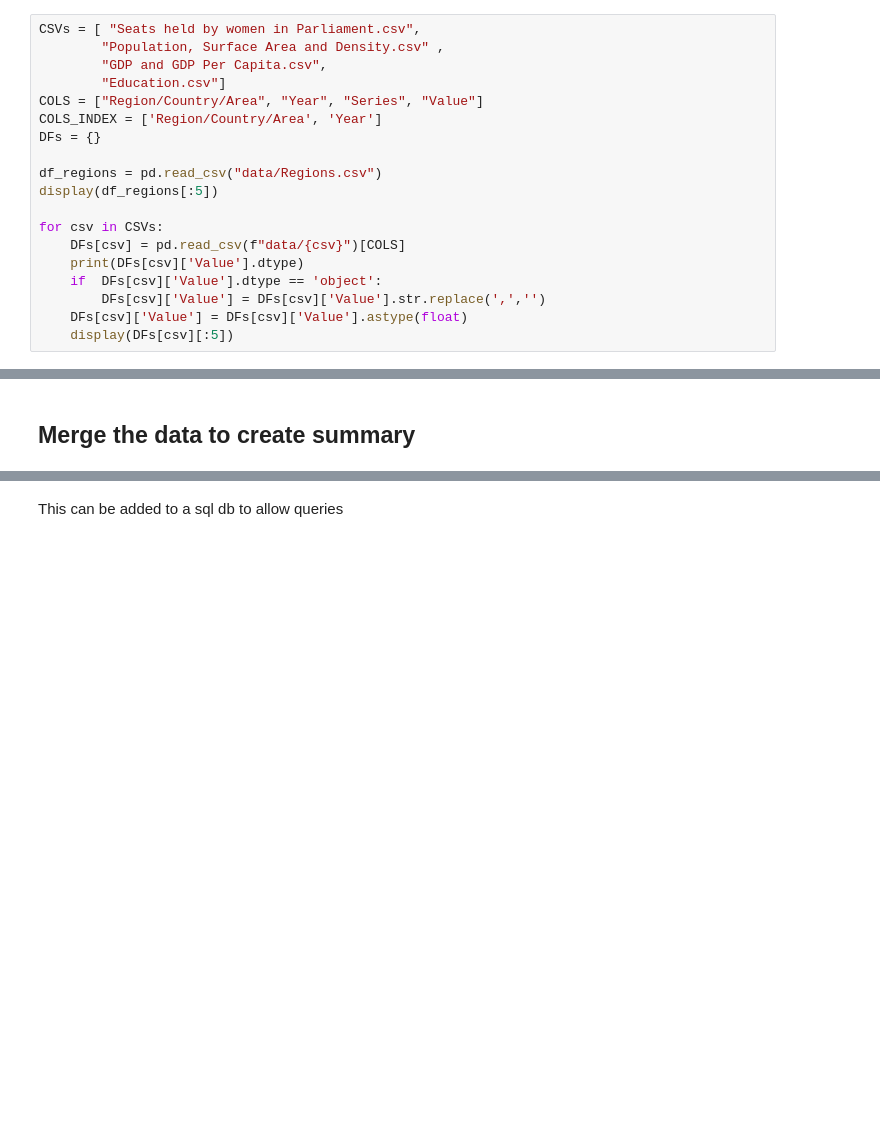
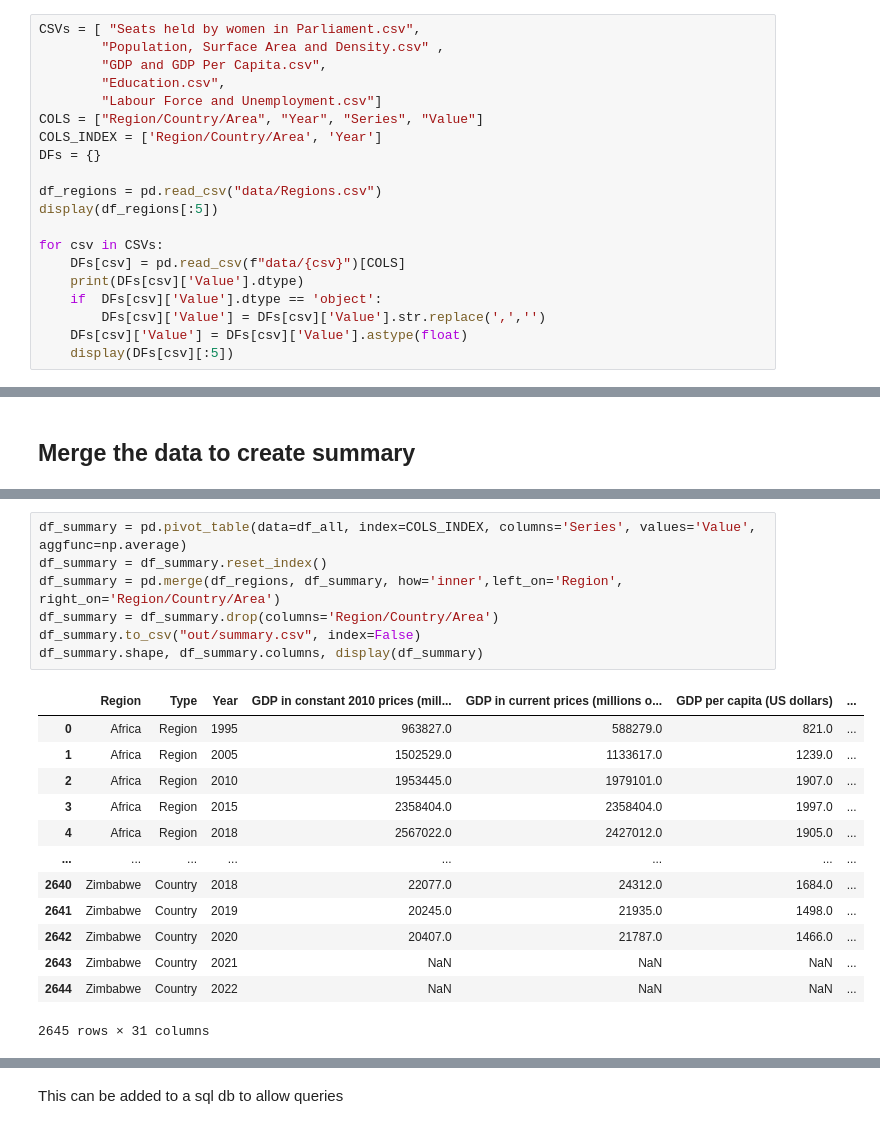
Before and after one commit to sreedevigattu/womeningovt, a Jupyter notebook: generateDS.ipynb, the cells around one changed output, grey strips where cells are left out. Saved outputs shown, nothing was run; the diff lists cells and outputs as text; blank space fills up the shorter version.

```diff
--- a/generateDS.ipynb
+++ b/generateDS.ipynb
@@ -14,7 +20,8 @@ This could be done either in excel or using mysql. Once this is approved, we can
 CSVs = [ "Seats held by women in Parliament.csv",
         "Population, Surface Area and Density.csv" ,
         "GDP and GDP Per Capita.csv",
-        "Education.csv"]
+        "Education.csv",
+        "Labour Force and Unemployment.csv"]
 COLS = ["Region/Country/Area", "Year", "Series", "Value"]
 COLS_INDEX = ['Region/Country/Area', 'Year']
 DFs = {}
@@ -91,3 +106,24 @@ Education.csv 7282
 | 854 | Afghanistan | 1995 | GDP in constant 2010 prices (mill... | 6335.0 |
 | 861 | Afghanistan | 1995 | GDP real rates of growth (percent) | 30.5 |
 | 841 | Afghanistan | 2005 | GDP in current prices (millions o... | 6221.0 |
+# %%
+df_summary = pd.pivot_table(data=df_all, index=COLS_INDEX, columns='Series', values='Value', aggfunc=np.average)
+df_summary = df_summary.reset_index()
+df_summary = pd.merge(df_regions, df_summary, how='inner',left_on='Region', right_on='Region/Country/Area')
+df_summary = df_summary.drop(columns='Region/Country/Area')
+df_summary.to_csv("out/summary.csv", index=False)
+df_summary.shape, df_summary.columns, display(df_summary)
+# %% [output]
+|  | Region | Type | Year | GDP in constant 2010 prices (mill... | GDP in current prices (millions o... | GDP per capita (US dollars) | ... |
+| 0 | Africa | Region | 1995 | 963827.0 | 588279.0 | 821.0 | ... |
+| 1 | Africa | Region | 2005 | 1502529.0 | 1133617.0 | 1239.0 | ... |
+| 2 | Africa | Region | 2010 | 1953445.0 | 1979101.0 | 1907.0 | ... |
+| 3 | Africa | Region | 2015 | 2358404.0 | 2358404.0 | 1997.0 | ... |
+| 4 | Africa | Region | 2018 | 2567022.0 | 2427012.0 | 1905.0 | ... |
+| ... | ... | ... | ... | ... | ... | ... | ... |
+| 2640 | Zimbabwe | Country | 2018 | 22077.0 | 24312.0 | 1684.0 | ... |
+| 2641 | Zimbabwe | Country | 2019 | 20245.0 | 21935.0 | 1498.0 | ... |
+| 2642 | Zimbabwe | Country | 2020 | 20407.0 | 21787.0 | 1466.0 | ... |
+| 2643 | Zimbabwe | Country | 2021 | NaN | NaN | NaN | ... |
+| 2644 | Zimbabwe | Country | 2022 | NaN | NaN | NaN | ... |
+2645 rows × 31 columns
```
Also changed, not shown: parts of 7 cells of this notebook.
